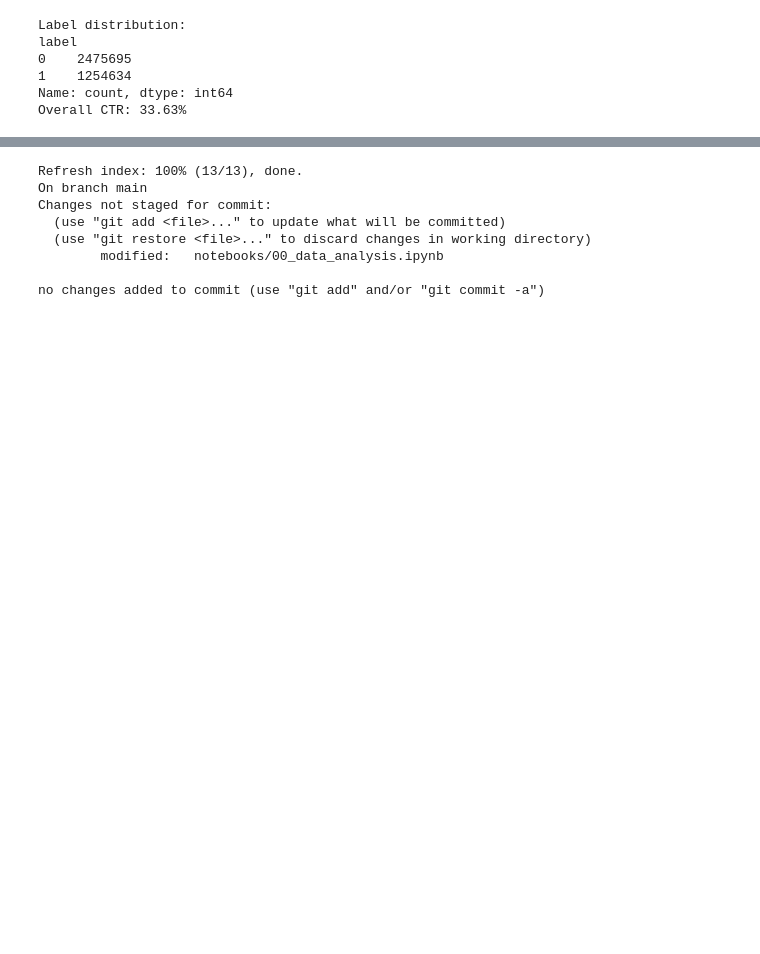
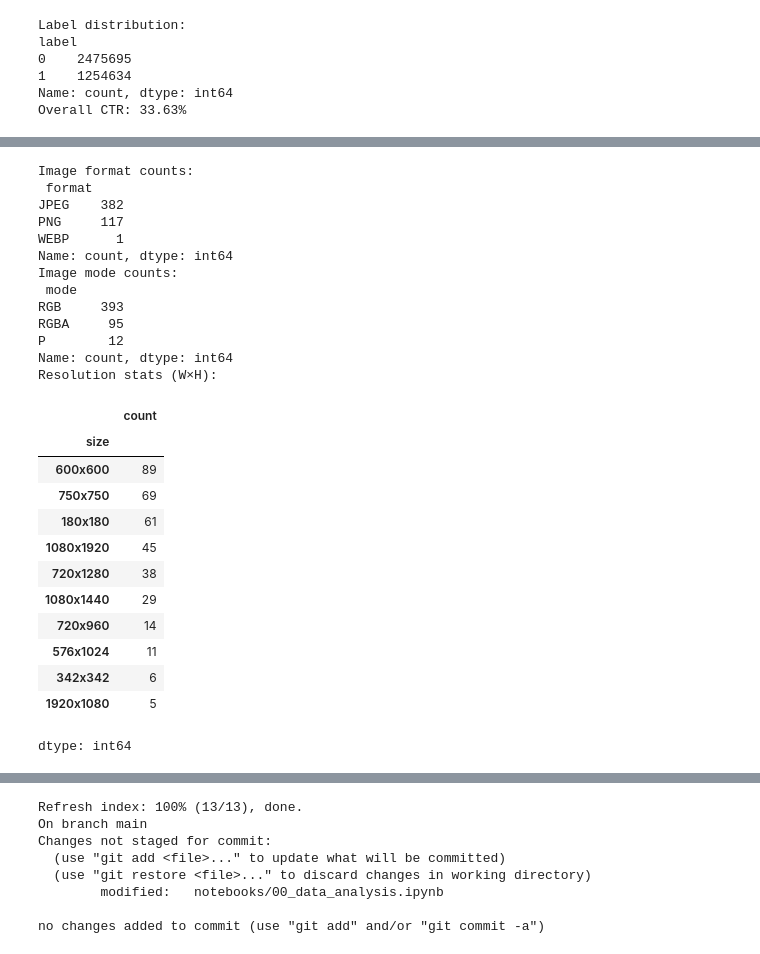
Before and after one commit to sheebaboy33/ColdFusionX, a Jupyter notebook: notebooks/00_data_analysis.ipynb, the cells around one changed output, grey strips where cells are left out. Saved outputs shown, nothing was run; the diff lists cells and outputs as text; code cells hidden in the pictures; blank space fills up the shorter version.

```diff
--- a/notebooks/00_data_analysis.ipynb
+++ b/notebooks/00_data_analysis.ipynb
@@ -515,0 +580,54 @@ Overall CTR: 33.63%
+# %%
+# Get image metadata from a random sample
+from tqdm import tqdm
+
+image_stats = []
+sample_items = df[df['image_exists']]['image_path'].drop_duplicates().sample(500, random_state=42)
+
+for path in tqdm(sample_items):
+    try:
+        with Image.open(path) as img:
+            image_stats.append({
+                "filename": os.path.basename(path),
+                "format": img.format,
+                "size": img.size,  # (width, height)
+                "mode": img.mode
+            })
+    except Exception as e:
+        print(f"Error reading {path}: {e}")
+
+# Convert to DataFrame
+img_df = pd.DataFrame(image_stats)
+
+# Summary stats
+print("Image format counts:\n", img_df['format'].value_counts())
+print("Image mode counts:\n", img_df['mode'].value_counts())
+print("Resolution stats (W×H):")
+display(img_df['size'].apply(lambda x: f"{x[0]}x{x[1]}").value_counts().head(10))
+# %% [output]
+Image format counts:
+ format
+JPEG    382
+PNG     117
+WEBP      1
+Name: count, dtype: int64
+Image mode counts:
+ mode
+RGB     393
+RGBA     95
+P        12
+Name: count, dtype: int64
+Resolution stats (W×H):
+|  | count |
+| size |  |
+| 600x600 | 89 |
+| 750x750 | 69 |
+| 180x180 | 61 |
+| 1080x1920 | 45 |
+| 720x1280 | 38 |
+| 1080x1440 | 29 |
+| 720x960 | 14 |
+| 576x1024 | 11 |
+| 342x342 | 6 |
+| 1920x1080 | 5 |
+dtype: int64
```
Also changed, not shown: parts of 18 cells of this notebook.
